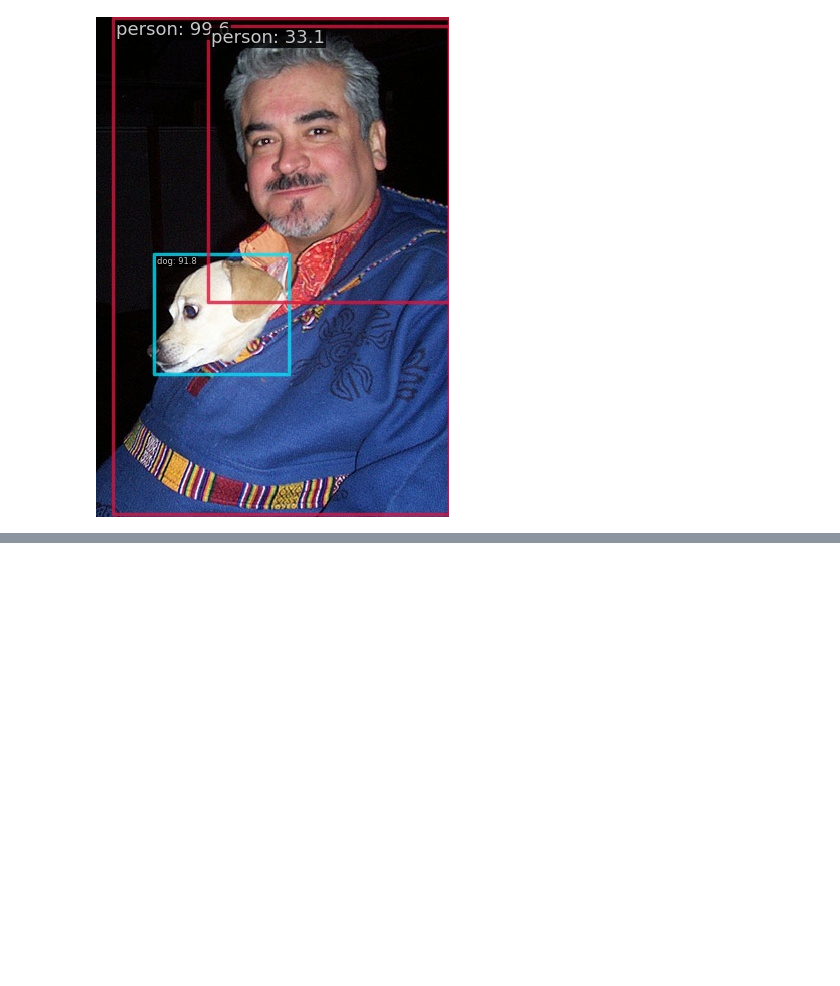
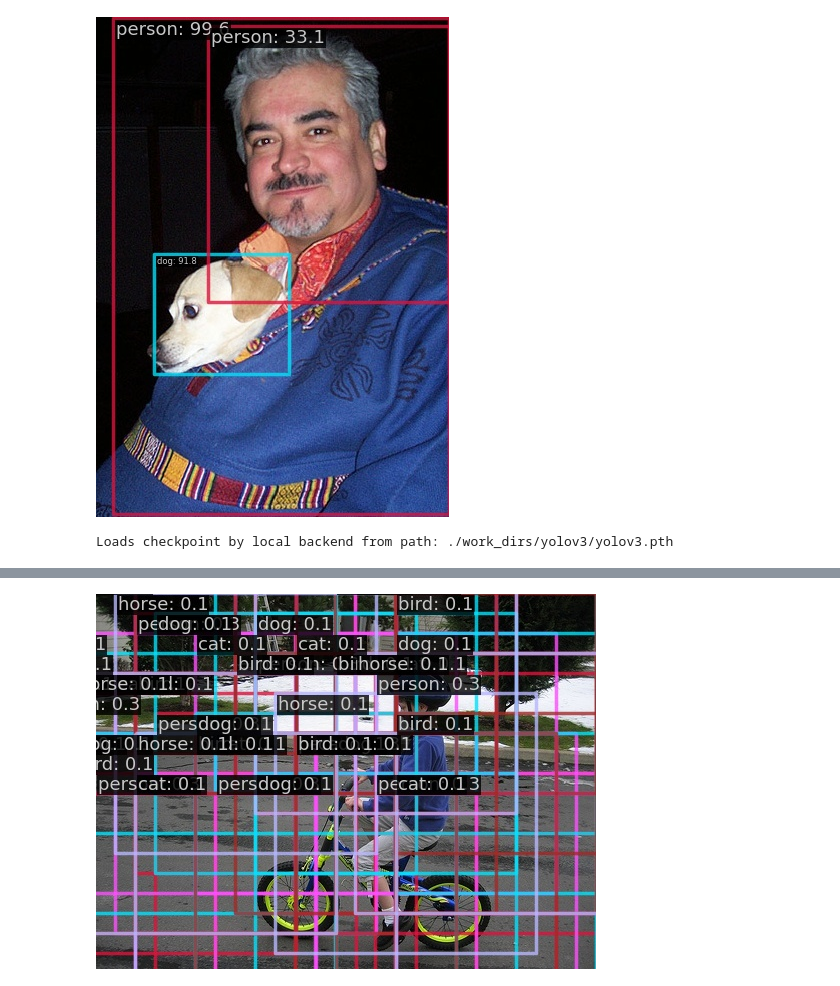
Before and after one commit to mango7789/Computer-Vision-DATA130051, a Jupyter notebook: 期中作业/Pascal VOC/voc-mmdetection.ipynb, the cells around one changed output, grey strips where cells are left out. Cells and saved outputs as stored; diff of their text form; code cells hidden in the pictures; blank space fills up the shorter version.

Commit message:
VOC: modify the config for yolov3

```diff
--- a/期中作业/Pascal VOC/voc-mmdetection.ipynb
+++ b/期中作业/Pascal VOC/voc-mmdetection.ipynb
@@ -87,2 +86,19 @@ Image.open('./outputs/vis/000001.jpg')
 # %% [output]
 [figure]
+# %%
+import warnings
+from mmdet.apis import DetInferencer
+warnings.filterwarnings("ignore")
+
+rcnn_inferencer = DetInferencer(
+    model='./configs/pascal_voc/yolov3.py',
+    weights='./work_dirs/yolov3/yolov3.pth',
+    device='cpu'
+)
+rcnn_inferencer('./demo/yolov3', out_dir='./outputs/yolov3', no_save_pred=True, pred_score_thr=0.0005)
+
+from PIL import Image
+
+Image.open('./outputs/yolov3/vis/000230.jpg')
+# %% [output]
+Loads checkpoint by local backend from path: ./work_dirs/yolov3/yolov3.pth
@@ -88,0 +108 @@ Image.open('./outputs/vis/000001.jpg')
+[figure, added]
```
Also changed, not shown: parts of 5 cells of this notebook, 31 other files.
